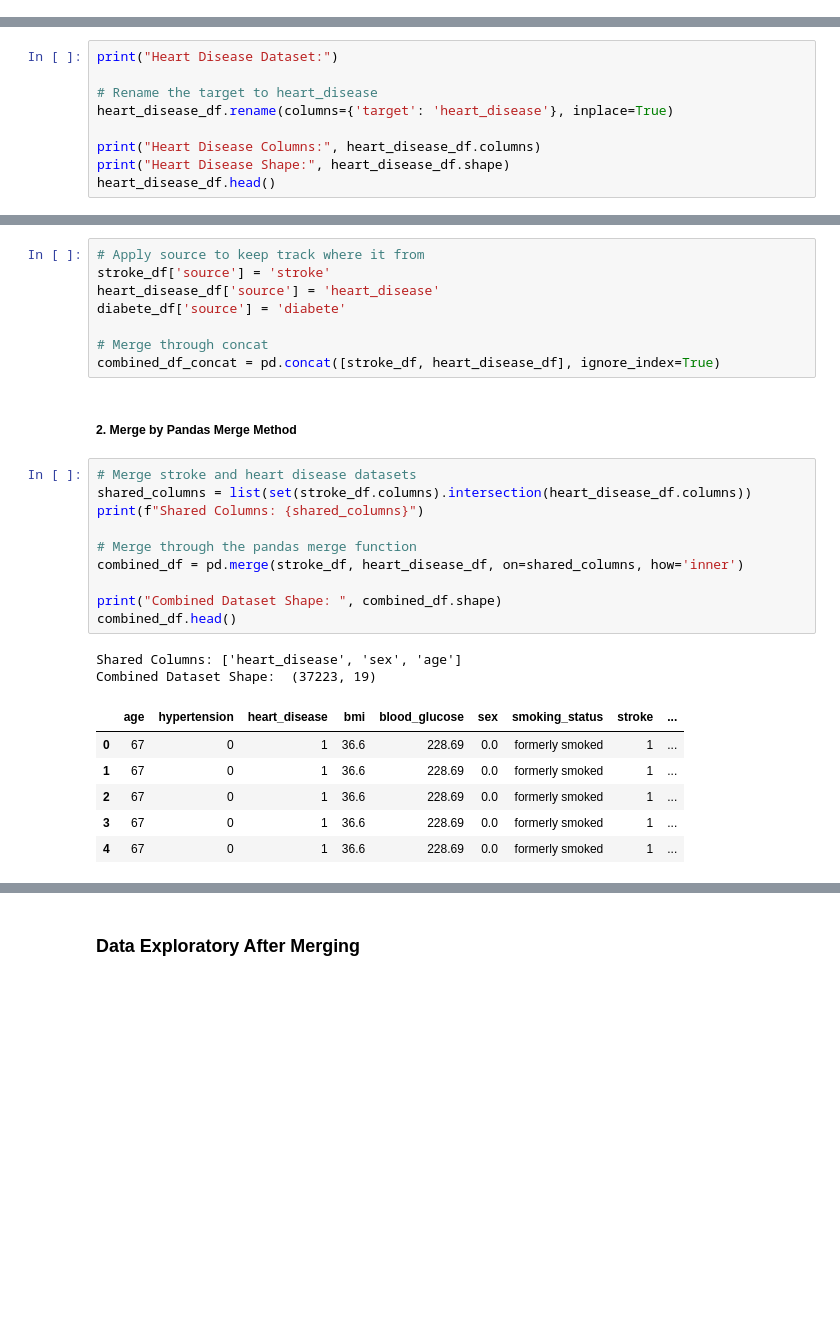
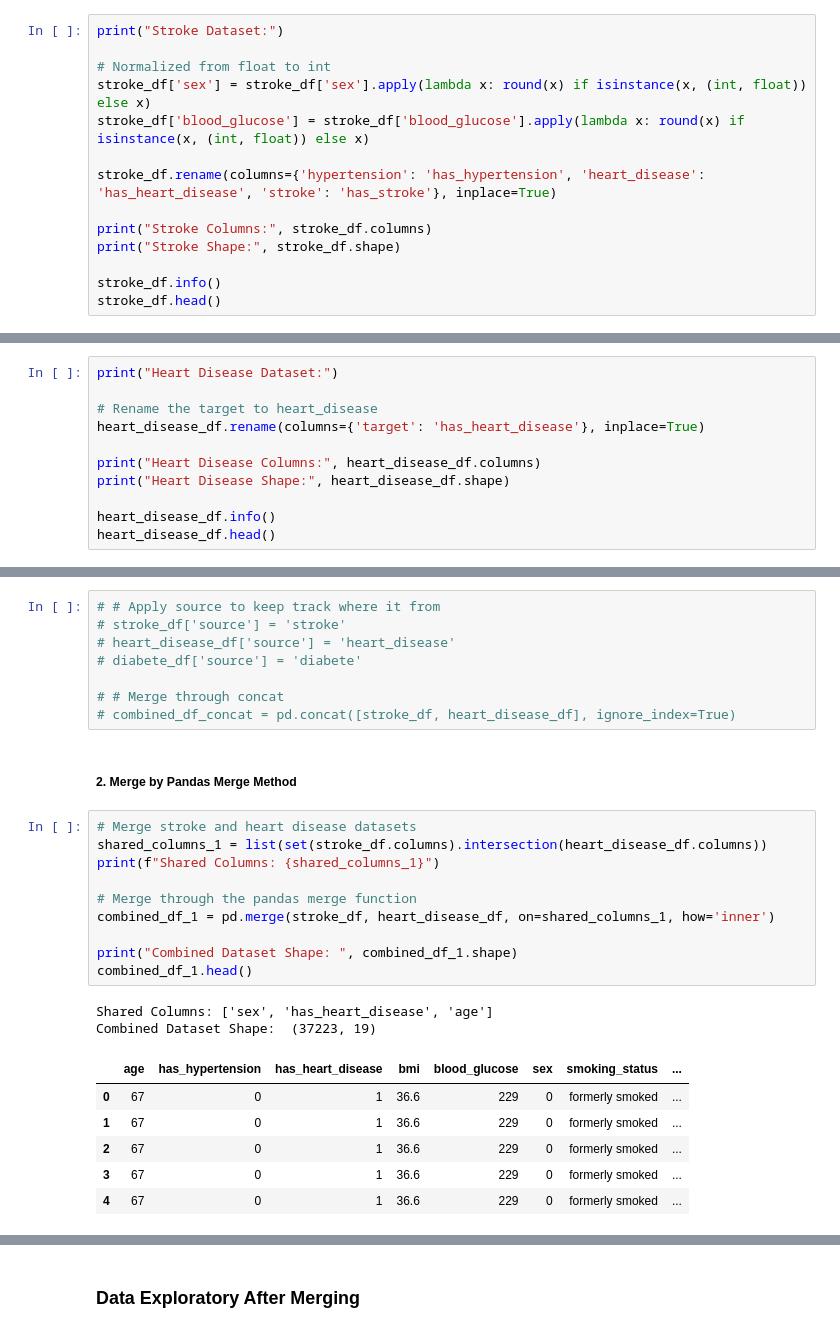
Before and after one commit to nenghakheng/Multi-Disease-Prediction, a Jupyter notebook: notebooks/EDA/multi_disease_eda.ipynb, the cells around one changed output, grey strips where cells are left out. Cells and saved outputs as stored; diff of their text form; blank space fills up the shorter version.

```diff
--- a/notebooks/EDA/multi_disease_eda.ipynb
+++ b/notebooks/EDA/multi_disease_eda.ipynb
@@ -29,0 +20,14 @@ Stroke Shape: (5109, 8)
+# %%
+print("Stroke Dataset:")
+
+# Normalized from float to int
+stroke_df['sex'] = stroke_df['sex'].apply(lambda x: round(x) if isinstance(x, (int, float)) else x)
+stroke_df['blood_glucose'] = stroke_df['blood_glucose'].apply(lambda x: round(x) if isinstance(x, (int, float)) else x)
+
+stroke_df.rename(columns={'hypertension': 'has_hypertension', 'heart_disease': 'has_heart_disease', 'stroke': 'has_stroke'}, inplace=True)
+
+print("Stroke Columns:", stroke_df.columns)
+print("Stroke Shape:", stroke_df.shape)
+
+stroke_df.info()
+stroke_df.head()
@@ -31,10 +62,12 @@ Stroke Shape: (5109, 8)
 print("Heart Disease Dataset:")
 
 # Rename the target to heart_disease
-heart_disease_df.rename(columns={'target': 'heart_disease'}, inplace=True)
+heart_disease_df.rename(columns={'target': 'has_heart_disease'}, inplace=True)
 
 print("Heart Disease Columns:", heart_disease_df.columns)
 print("Heart Disease Shape:", heart_disease_df.shape)
+
+heart_disease_df.info()
 heart_disease_df.head()
 # %% [output]
 Heart Disease Dataset:
@@ -171,32 +232,32 @@ Below run only one or the other. Don't run both
 # %% [markdown]
 ##### 1. Merge by Concat Method
 # %%
-# Apply source to keep track where it from
-stroke_df['source'] = 'stroke'
-heart_disease_df['source'] = 'heart_disease'
-diabete_df['source'] = 'diabete'
+# # Apply source to keep track where it from
+# stroke_df['source'] = 'stroke'
+# heart_disease_df['source'] = 'heart_disease'
+# diabete_df['source'] = 'diabete'
 
-# Merge through concat
-combined_df_concat = pd.concat([stroke_df, heart_disease_df], ignore_index=True)
+# # Merge through concat
+# combined_df_concat = pd.concat([stroke_df, heart_disease_df], ignore_index=True)
 # %% [markdown]
 ##### 2. Merge by Pandas Merge Method
 # %%
 # Merge stroke and heart disease datasets
-shared_columns = list(set(stroke_df.columns).intersection(heart_disease_df.columns))
-print(f"Shared Columns: {shared_columns}")
+shared_columns_1 = list(set(stroke_df.columns).intersection(heart_disease_df.columns))
+print(f"Shared Columns: {shared_columns_1}")
 
 # Merge through the pandas merge function
-combined_df = pd.merge(stroke_df, heart_disease_df, on=shared_columns, how='inner')
+combined_df_1 = pd.merge(stroke_df, heart_disease_df, on=shared_columns_1, how='inner')
 
-print("Combined Dataset Shape: ", combined_df.shape)
-combined_df.head()
+print("Combined Dataset Shape: ", combined_df_1.shape)
+combined_df_1.head()
 # %% [output]
-Shared Columns: ['heart_disease', 'sex', 'age']
+Shared Columns: ['sex', 'has_heart_disease', 'age']
 Combined Dataset Shape:  (37223, 19)
-|  | age | hypertension | heart_disease | bmi | blood_glucose | sex | smoking_status | stroke | ... |
-| 0 | 67 | 0 | 1 | 36.6 | 228.69 | 0.0 | formerly smoked | 1 | ... |
-| 1 | 67 | 0 | 1 | 36.6 | 228.69 | 0.0 | formerly smoked | 1 | ... |
-| 2 | 67 | 0 | 1 | 36.6 | 228.69 | 0.0 | formerly smoked | 1 | ... |
-| 3 | 67 | 0 | 1 | 36.6 | 228.69 | 0.0 | formerly smoked | 1 | ... |
-| 4 | 67 | 0 | 1 | 36.6 | 228.69 | 0.0 | formerly smoked | 1 | ... |
+|  | age | has_hypertension | has_heart_disease | bmi | blood_glucose | sex | smoking_status | ... |
+| 0 | 67 | 0 | 1 | 36.6 | 229 | 0 | formerly smoked | ... |
+| 1 | 67 | 0 | 1 | 36.6 | 229 | 0 | formerly smoked | ... |
+| 2 | 67 | 0 | 1 | 36.6 | 229 | 0 | formerly smoked | ... |
+| 3 | 67 | 0 | 1 | 36.6 | 229 | 0 | formerly smoked | ... |
+| 4 | 67 | 0 | 1 | 36.6 | 229 | 0 | formerly smoked | ... |
 # %%
```
Also changed, not shown: parts of 18 cells of this notebook, 1 other file.
